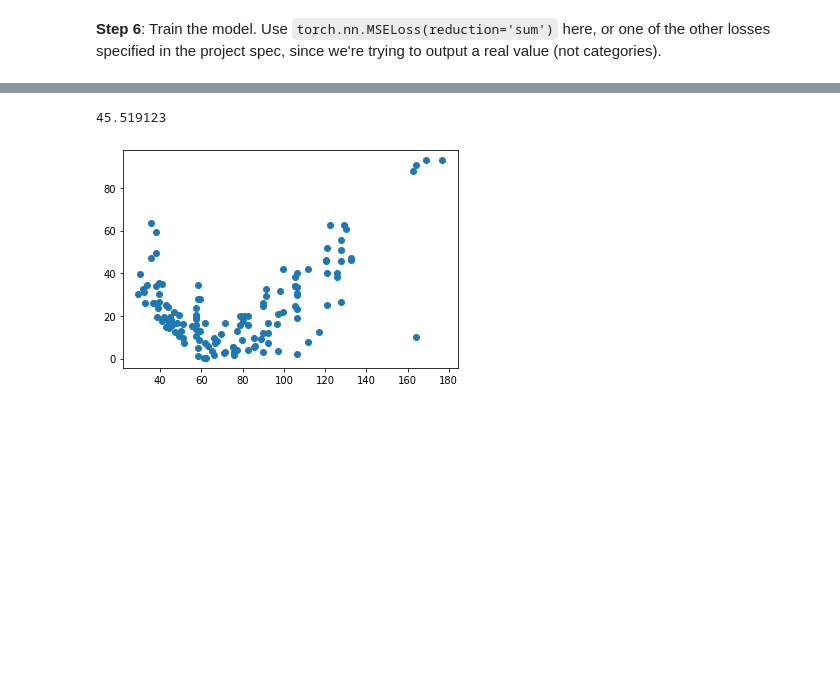
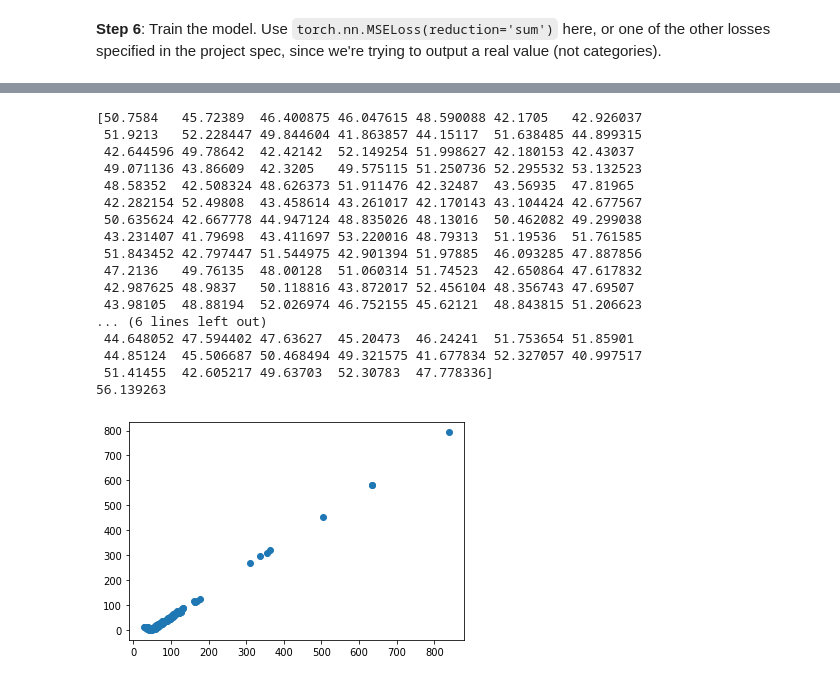
Before and after one commit to zy-f/la-income, a Jupyter notebook: Framework.ipynb, the cells around one changed output, grey strips where cells are left out. Drawn from its saved outputs; the diff is of its cells as text; code cells hidden in the pictures; blank space fills up the shorter version.

```diff
--- a/Framework.ipynb
+++ b/Framework.ipynb
@@ -260,7 +260,7 @@ counts = Counter((all_tile_incomes//25).astype(int))
 bucket_distrib = {}
 sum_for_norm = 0
 for bucket in counts.keys():
-    bucket_distrib[bucket] = counts[bucket]**.5
+    bucket_distrib[bucket] = counts[bucket]**.85
     sum_for_norm += bucket_distrib[bucket]
 
 bucket_distrib = {k:v/sum_for_norm for k,v in bucket_distrib.items()}
@@ -292,7 +292,7 @@ train_distrib /= train_distrib.sum()
 train_sampler = torch.utils.data.WeightedRandomSampler(train_distrib, len(train_indices))
 valid_sampler = SubsetRandomSampler(val_indices)
 # %%
-bsz=16
+bsz=32
 train_dataloader = DataLoader(dset, batch_size=bsz, sampler=train_sampler)
 valid_dataloader = DataLoader(dset, batch_size=bsz, sampler=valid_sampler)
 # %% [markdown]
@@ -419,12 +419,13 @@ sequence_list = [
 
 sequence_list = [
     Sequence(op='conv2d', t=None, c=32, n=1, s=2, kernel=3),
-    Sequence(op='bottleneck', t=1, c=24, n=1, s=1),
+    Sequence(op='bottleneck', t=1, c=16, n=1, s=1),
     Sequence(op='bottleneck', t=6, c=24, n=2, s=2),
-    Sequence(op='bottleneck', t=6, c=32, n=2, s=2),
-    Sequence(op='bottleneck', t=6, c=64, n=3, s=2),
-    Sequence(op='conv2d', t=None, c=160, n=1, s=1, kernel=1),
-    Sequence(op='avgpool', t=None, c=160, n=1, s=-1), #input is now just a vertical stack 1x1xc -> linear time
+    Sequence(op='bottleneck', t=6, c=32, n=3, s=2),
+    Sequence(op='bottleneck', t=6, c=64, n=4, s=2),
+    Sequence(op='bottleneck', t=6, c=96, n=3, s=1),
+    Sequence(op='conv2d', t=None, c=500, n=1, s=1, kernel=1),
+    Sequence(op='avgpool', t=None, c=500, n=1, s=-1), #input is now just a vertical stack 1x1x1280 -> linear time
 ]
 
 fc_hidden_dims = 200
@@ -510,7 +511,7 @@ for epoch_num in range(num_epochs):
         print(f'Epoch {epoch_num+1} -> Train loss: {avg_train_loss}  Train L1: {avg_train_l1}  Eval Loss: {avg_val_loss}  Eval L1: {avg_val_l1}')
         if avg_val_l1 < best_val_l1: # if new best model
             save_obj = {'state_dict':model.state_dict(), 'sequence_list':sequence_list, 'fc_hidden_dims':fc_hidden_dims}
-            torch.save(save_obj, 'model-SmoothL1loss-modTrainDistribTest.pt')
+            torch.save(save_obj, 'model-SmoothL1loss-modTrainDistribLight-MedNetANTIOVERWRITE.pt')
             best_val_l1 = avg_val_l1
             print("Saved new best model.")
 # %% [output]
@@ -535,35 +535,52 @@ KeyboardInterrupt: ignored
 # %%
 # val_model = Model(input_dim=256, img_depth=1, sequence_list=sequence_list, fc_hidden_dims=fc_hidden_dims).cuda()
 # val_model.load_state_dict(torch.load("janktest.pth"))
-model_data = torch.load("model-SmoothL1loss-modTrainDistribTest.pt")
+model_data = torch.load("model-SmoothL1loss-modTrainDistrib-FullMBNet.pt")
 val_model = Model(input_dim=256, img_depth=1, sequence_list=model_data['sequence_list'], fc_hidden_dims=model_data['fc_hidden_dims'])
 val_model.load_state_dict(model_data['state_dict'])
 val_model.eval()
 val_model.cuda()
 with torch.no_grad():
     avg_val_loss = 0
     avg_val_l1 = 0
     valid_preds = torch.Tensor(len(val_indices)).cuda()
     valid_ys = torch.Tensor(len(val_indices)).cuda()
     for i, (img_batch, label) in enumerate(valid_dataloader):
         img_batch = img_batch.cuda()
         label = label.cuda()
 
         pred = val_model(img_batch).squeeze()
         valid_preds[i*bsz:(i+1)*bsz] = pred.detach()
         valid_ys[i*bsz:(i+1)*bsz] = label.detach()
         loss = loss_func(pred, label)
 
         avg_val_loss += loss.item()
         avg_val_l1 += torch.abs(pred - label).sum()
 valid_preds = valid_preds.cpu().numpy()
+print(valid_preds)
 valid_ys = valid_ys.cpu().numpy()
 l1 = np.abs(valid_preds - valid_ys)
 print(l1.mean())
-mask = np.ones_like(valid_ys) #valid_ys < 250
+mask = np.ones_like(valid_ys,dtype=np.bool) #valid_ys < 250
 plt.scatter(valid_ys[mask], l1[mask])
 plt.show()
 # %% [output]
-45.519123
+[50.7584   45.72389  46.400875 46.047615 48.590088 42.1705   42.926037
+ 51.9213   52.228447 49.844604 41.863857 44.15117  51.638485 44.899315
+ 42.644596 49.78642  42.42142  52.149254 51.998627 42.180153 42.43037
+ 49.071136 43.86609  42.3205   49.575115 51.250736 52.295532 53.132523
+ 48.58352  42.508324 48.626373 51.911476 42.32487  43.56935  47.81965
+ 42.282154 52.49808  43.458614 43.261017 42.170143 43.104424 42.677567
+ 50.635624 42.667778 44.947124 48.835026 48.13016  50.462082 49.299038
+ 43.231407 41.79698  43.411697 53.220016 48.79313  51.19536  51.761585
+ 51.843452 42.797447 51.544975 42.901394 51.97885  46.093285 47.887856
+ 47.2136   49.76135  48.00128  51.060314 51.74523  42.650864 47.617832
+ 42.987625 48.9837   50.118816 43.872017 52.456104 48.356743 47.69507
+ 43.98105  48.88194  52.026974 46.752155 45.62121  48.843815 51.206623
+... (6 lines left out)
+ 44.648052 47.594402 47.63627  45.20473  46.24241  51.753654 51.85901
+ 44.85124  45.506687 50.468494 49.321575 41.677834 52.327057 40.997517
+ 51.41455  42.605217 49.63703  52.30783  47.778336]
+56.139263
-[figure, old version]
+[figure, new version]
 # %%
```
Also changed, not shown: parts of 3 cells of this notebook.
